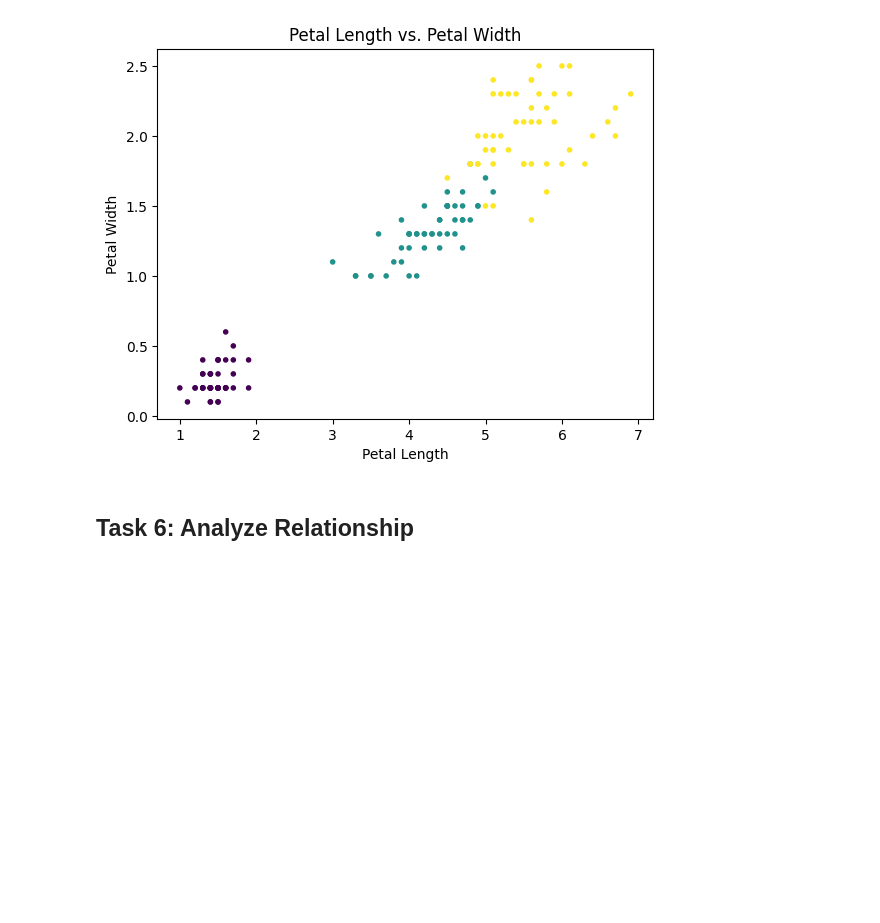
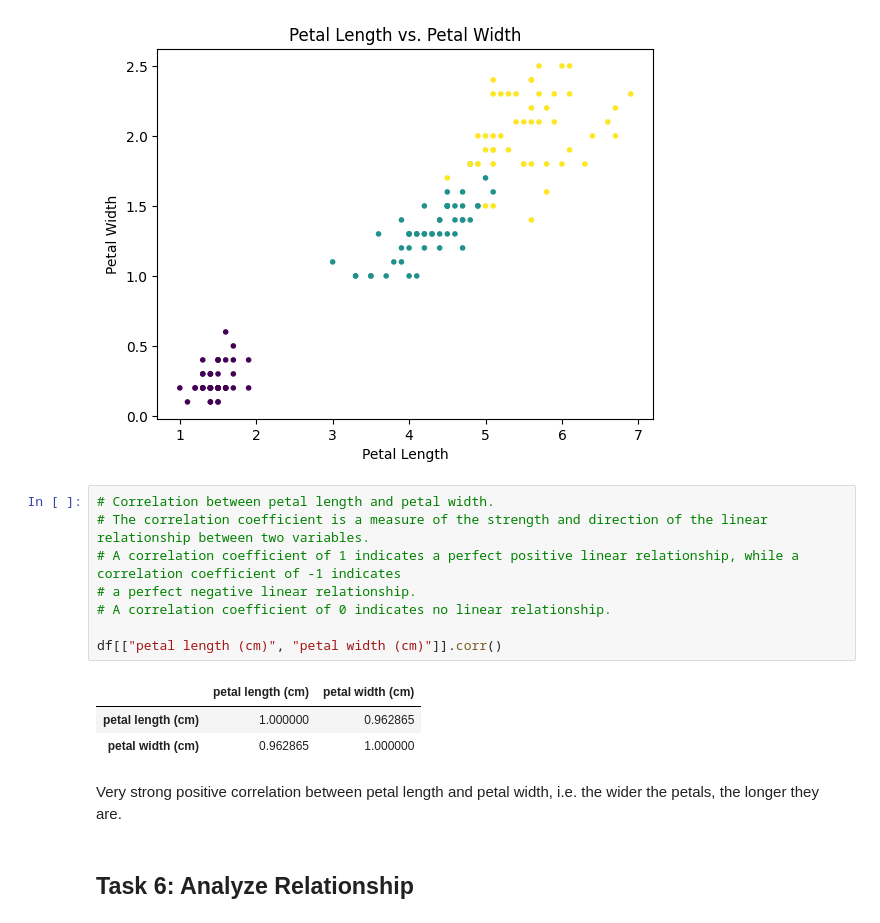
Before and after one commit to Glogover/principles_of_data_analytics, a Jupyter notebook: tasks.ipynb, the cells around one changed output. Drawn from its saved outputs; the diff is of its cells as text; blank space fills up the shorter version.

```diff
--- a/tasks.ipynb
+++ b/tasks.ipynb
@@ -650,6 +702,20 @@ ax.set_title('Petal Length vs. Petal Width')
 plt.show()
 # %% [output]
 [figure]
+# %%
+# Correlation between petal length and petal width.
+# The correlation coefficient is a measure of the strength and direction of the linear relationship between two variables.
+# A correlation coefficient of 1 indicates a perfect positive linear relationship, while a correlation coefficient of -1 indicates
+# a perfect negative linear relationship.
+# A correlation coefficient of 0 indicates no linear relationship.
+
+df[["petal length (cm)", "petal width (cm)"]].corr()
+# %% [output]
+|  | petal length (cm) | petal width (cm) |
+| petal length (cm) | 1.000000 | 0.962865 |
+| petal width (cm) | 0.962865 | 1.000000 |
+# %% [markdown]
+Very strong positive correlation between petal length and petal width, i.e. the wider the petals, the longer they are.
 # %% [markdown]
 ## Task 6: Analyze Relationship
 # %% [markdown]
```
Also changed, not shown: parts of 13 cells of this notebook.
